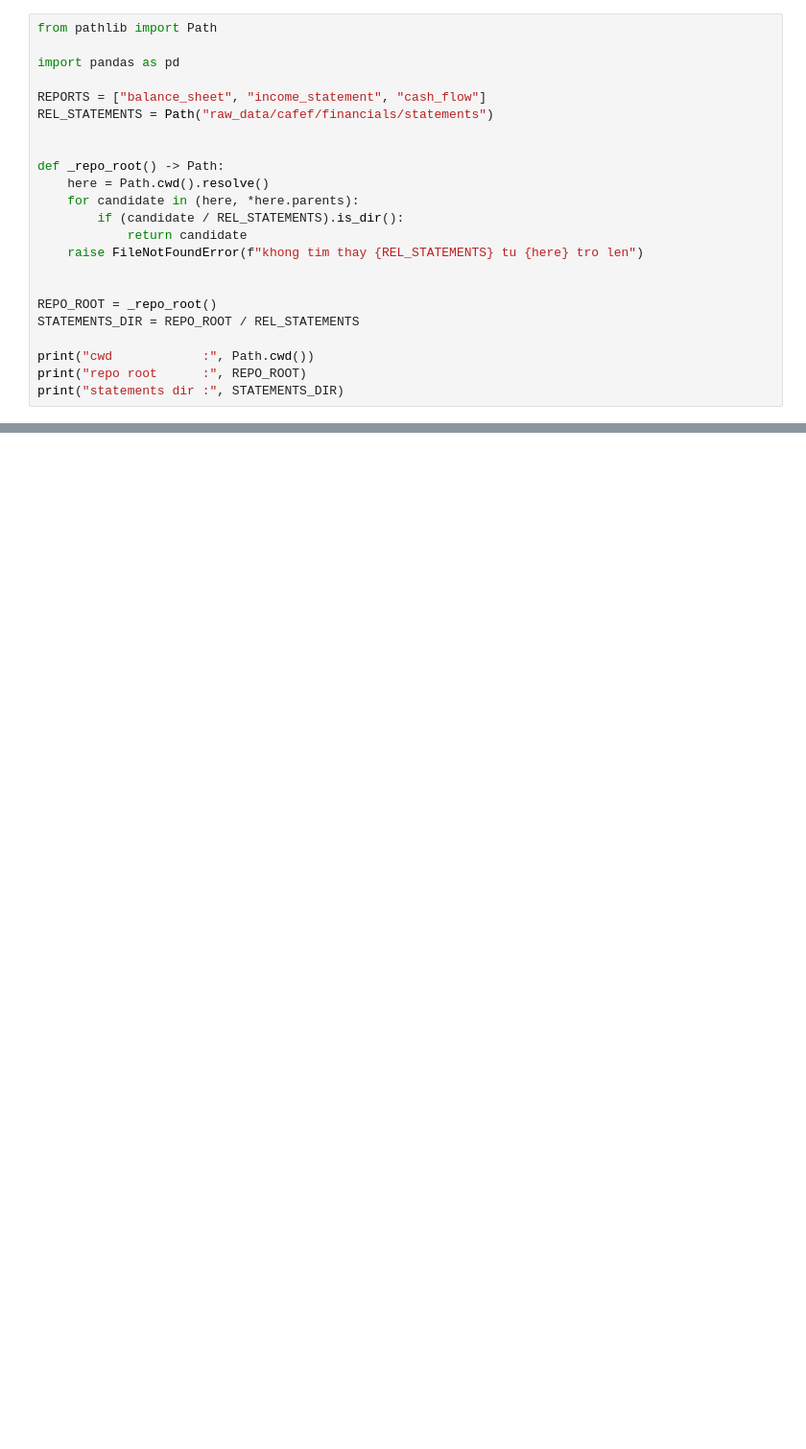
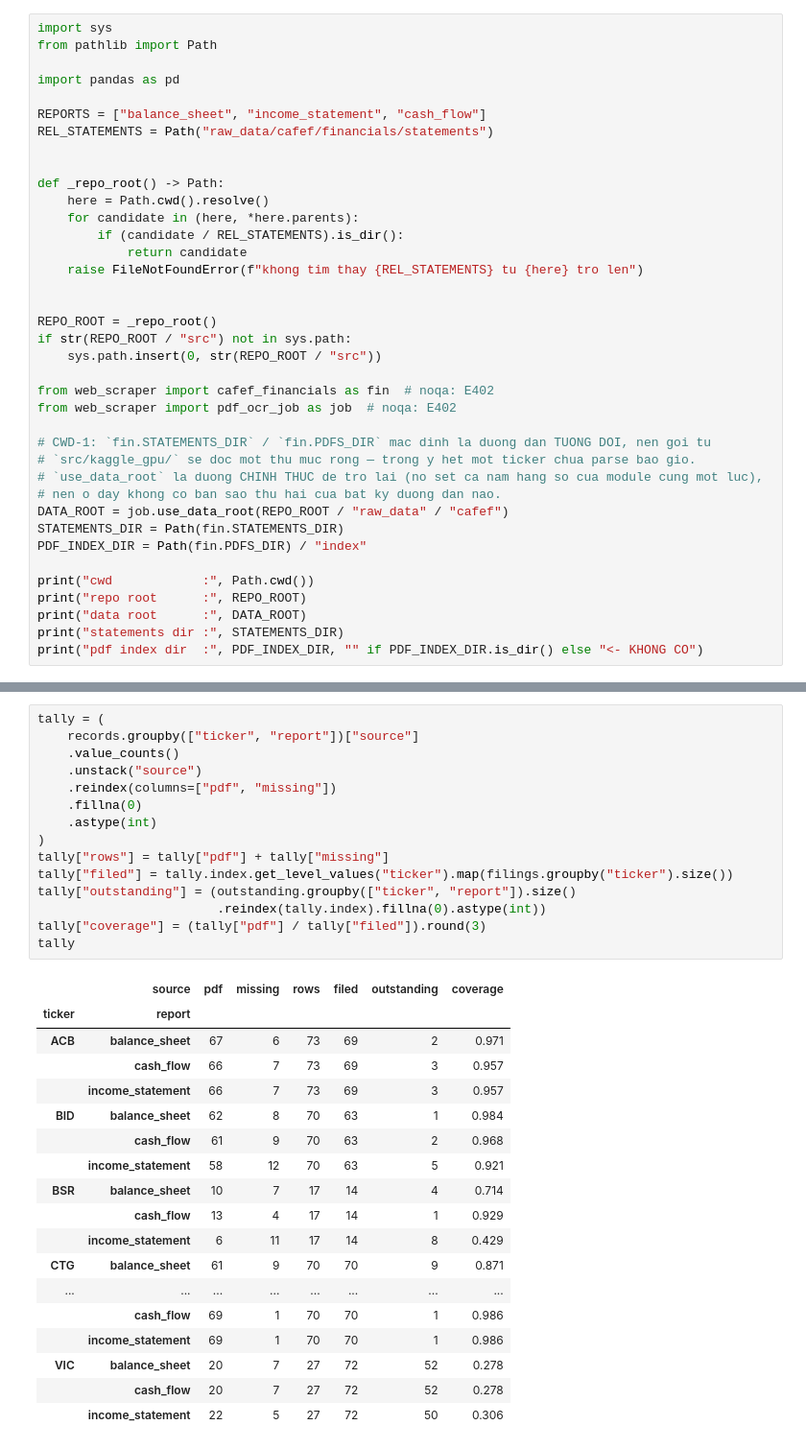
Before and after one commit to DucTrung1802/master-thesis, a Jupyter notebook: src/kaggle_gpu/RUN__pdf_ocr_summary.ipynb, the cells around one changed output, grey strips where cells are left out. Shown at 96% size. Saved outputs shown, nothing was run; the diff lists cells and outputs as text; blank space fills up the shorter version.

```diff
--- a/src/kaggle_gpu/RUN__pdf_ocr_summary.ipynb
+++ b/src/kaggle_gpu/RUN__pdf_ocr_summary.ipynb
@@ -54,4 +67,5 @@ một `STATEMENTS_DIR` tương đối đọc nhầm thư mục rỗng trông y h
 # %%
+import sys
 from pathlib import Path
 
 import pandas as pd
@@ -69,11 +83,25 @@ def _repo_root() -> Path:
 
 
 REPO_ROOT = _repo_root()
-STATEMENTS_DIR = REPO_ROOT / REL_STATEMENTS
+if str(REPO_ROOT / "src") not in sys.path:
+    sys.path.insert(0, str(REPO_ROOT / "src"))
+
+from web_scraper import cafef_financials as fin  # noqa: E402
+from web_scraper import pdf_ocr_job as job  # noqa: E402
+
+# CWD-1: `fin.STATEMENTS_DIR` / `fin.PDFS_DIR` mac dinh la duong dan TUONG DOI, nen goi tu
+# `src/kaggle_gpu/` se doc mot thu muc rong — trong y het mot ticker chua parse bao gio.
+# `use_data_root` la duong CHINH THUC de tro lai (no set ca nam hang so cua module cung mot luc),
+# nen o day khong co ban sao thu hai cua bat ky duong dan nao.
+DATA_ROOT = job.use_data_root(REPO_ROOT / "raw_data" / "cafef")
+STATEMENTS_DIR = Path(fin.STATEMENTS_DIR)
+PDF_INDEX_DIR = Path(fin.PDFS_DIR) / "index"
 
 print("cwd            :", Path.cwd())
 print("repo root      :", REPO_ROOT)
+print("data root      :", DATA_ROOT)
 print("statements dir :", STATEMENTS_DIR)
+print("pdf index dir  :", PDF_INDEX_DIR, "" if PDF_INDEX_DIR.is_dir() else "<- KHONG CO")
 # %% [output]
 cwd            : d:\GIT\master-thesis\src\kaggle_gpu
 repo root      : D:\GIT\master-thesis
@@ -320,0 +394,34 @@ tally
+# %%
+tally = (
+    records.groupby(["ticker", "report"])["source"]
+    .value_counts()
+    .unstack("source")
+    .reindex(columns=["pdf", "missing"])
+    .fillna(0)
+    .astype(int)
+)
+tally["rows"] = tally["pdf"] + tally["missing"]
+tally["filed"] = tally.index.get_level_values("ticker").map(filings.groupby("ticker").size())
+tally["outstanding"] = (outstanding.groupby(["ticker", "report"]).size()
+                        .reindex(tally.index).fillna(0).astype(int))
+tally["coverage"] = (tally["pdf"] / tally["filed"]).round(3)
+tally
+# %% [output]
+|  | source | pdf | missing | rows | filed | outstanding | coverage |
+| ticker | report |  |  |  |  |  |  |
+| ACB | balance_sheet | 67 | 6 | 73 | 69 | 2 | 0.971 |
+|  | cash_flow | 66 | 7 | 73 | 69 | 3 | 0.957 |
+|  | income_statement | 66 | 7 | 73 | 69 | 3 | 0.957 |
+| BID | balance_sheet | 62 | 8 | 70 | 63 | 1 | 0.984 |
+|  | cash_flow | 61 | 9 | 70 | 63 | 2 | 0.968 |
+|  | income_statement | 58 | 12 | 70 | 63 | 5 | 0.921 |
+| BSR | balance_sheet | 10 | 7 | 17 | 14 | 4 | 0.714 |
+|  | cash_flow | 13 | 4 | 17 | 14 | 1 | 0.929 |
+|  | income_statement | 6 | 11 | 17 | 14 | 8 | 0.429 |
+| CTG | balance_sheet | 61 | 9 | 70 | 70 | 9 | 0.871 |
+| ... | ... | ... | ... | ... | ... | ... | ... |
+|  | cash_flow | 69 | 1 | 70 | 70 | 1 | 0.986 |
+|  | income_statement | 69 | 1 | 70 | 70 | 1 | 0.986 |
+| VIC | balance_sheet | 20 | 7 | 27 | 72 | 52 | 0.278 |
+|  | cash_flow | 20 | 7 | 27 | 72 | 52 | 0.278 |
+|  | income_statement | 22 | 5 | 27 | 72 | 50 | 0.306 |
```
Also changed, not shown: parts of 10 cells of this notebook.
